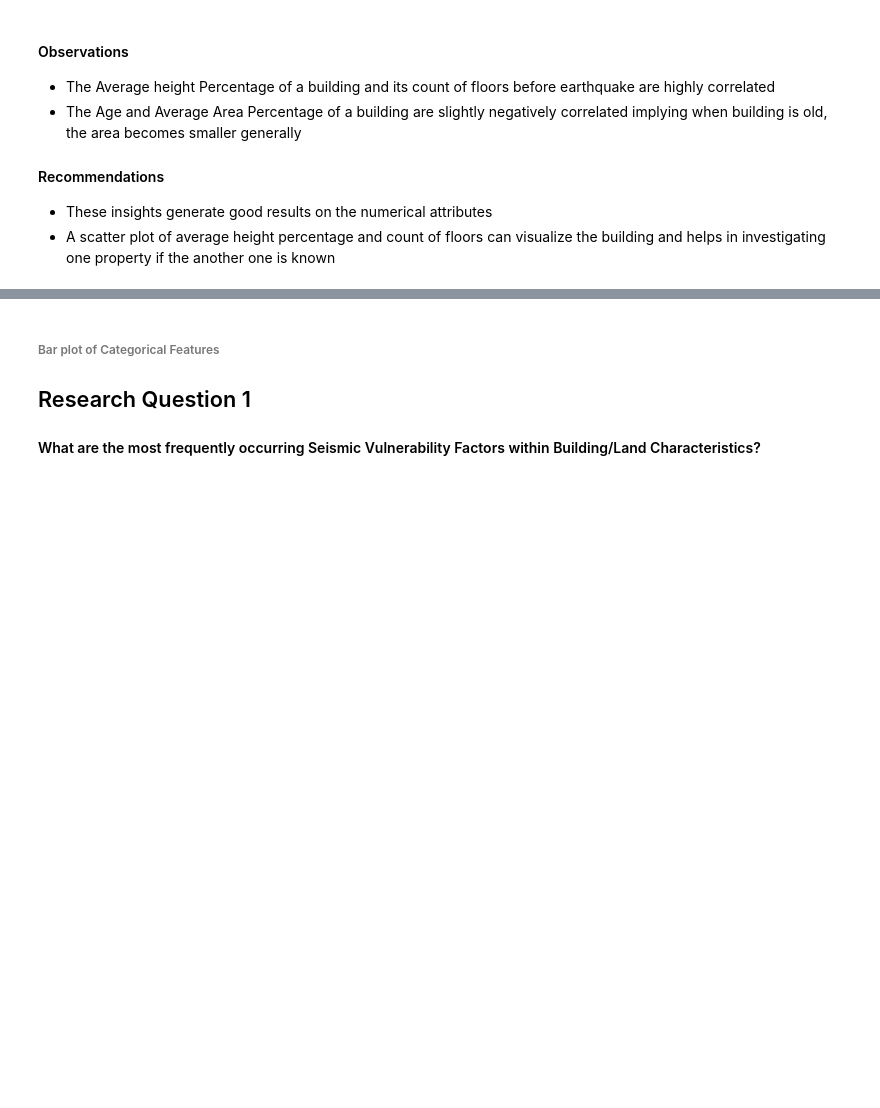
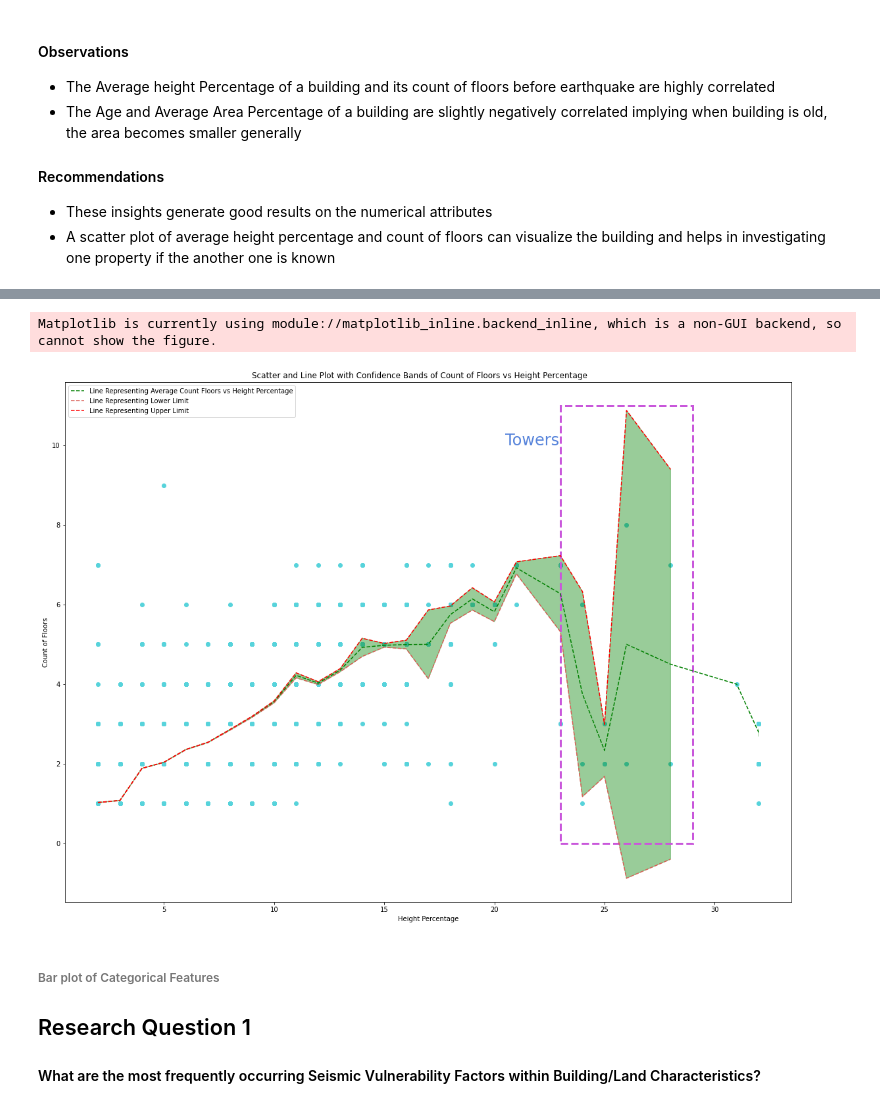
Before and after one commit to DS-Group22-ADP/Practical-Project, a Jupyter notebook: notebooks/Exploratory-Data-Analysis.ipynb, the cells around one changed output, grey strips where cells are left out. Drawn from its saved outputs; the diff is of its cells as text; code cells hidden in the pictures; blank space fills up the shorter version.

```diff
--- a/notebooks/Exploratory-Data-Analysis.ipynb
+++ b/notebooks/Exploratory-Data-Analysis.ipynb
@@ -729,3 +736,59 @@ corr.style.background_gradient(cmap='coolwarm')
+# %%
+fig, ax = plt.subplots(1, 1, figsize=(16,12))
+colors = sns.color_palette("hls", 10)
+
+def plot_count_floors_vs_height_percentage(join_df):
+    '''
+    Plots Count of Floors and Height Percentage in a scatter plot
+    @param join_df: Main DataFrame
+    @return:
+    '''
+    # scatter plot between Count of floors and Average height Percentage
+    ax.scatter(join_df.height_percentage, join_df.count_floors_pre_eq, color=colors[5])
+
+    # set title, xlabel and ylabel
+    ax.set(xlabel="Height Percentage", ylabel="Count of Floors")
+    fig.suptitle("Scatter and Line Plot with Confidence Bands of Count of Floors vs Height Percentage")
+    # tight layout
+    fig.tight_layout(pad=1.0)
+
+def plot_average_line_representing_count_floors_over_height_percentage(join_df):
+    '''
+    Plots Average Line of Count Floors over Height Percentage
+    @param join_df: Main DataFrame
+    @return:
+    '''
+    # aggregation of count floors with mean and standard error
+    g = join_df.groupby('height_percentage')['count_floors_pre_eq'].agg(['mean', 'sem'])
+    # plot the average line
+    ax.plot(g.index, g['mean'], color='green', label='Line Representing Average Count Floors vs Height Percentage', ls='dashed')
+    # plot the lower limit of the average line
+    ax.plot(g.index, g['mean']-1.96*g['sem'], color=colors[0], label='Line Representing Lower Limit', ls='dashed')
+    # plot the upper limit of the average line
+    ax.plot(g.index, g['mean']+1.96*g['sem'], color='red', label='Line Representing Upper Limit', ls='dashed')
+    # fill the confidence intervals
+    ax.fill_between(g.index, g['mean']+1.96*g['sem'], g['mean']-1.96*g['sem'], edgecolor='g', facecolor='g', alpha=0.4)
+
+    # display the legend
+    ax.legend()
+
+def plot_high_variance_area():
+    '''
+    Plots the High variance Area detected by the fluctuations in Area Percentage values
+    @return:
+    '''
+    # Loop over data points; create box from errors at each point
+    high_variance_box = Rectangle((23, 0), 6, 11, fill=False, ls='dashed', lw=3, color=colors[8])
+    ax.add_patch(high_variance_box)
+    ax.text(20.5, 10, "Towers", fontsize=24, color=colors[6])
+
+plot_count_floors_vs_height_percentage(join_df)
+plot_average_line_representing_count_floors_over_height_percentage(join_df)
+plot_high_variance_area()
+fig.show()
+# %% [output]
+Matplotlib is currently using module://matplotlib_inline.backend_inline, which is a non-GUI backend, so cannot show the figure.
+[figure, added]
 # %% [markdown]
 ###### Bar plot of Categorical Features
 
```
Also changed, not shown: parts of 9 cells of this notebook.
